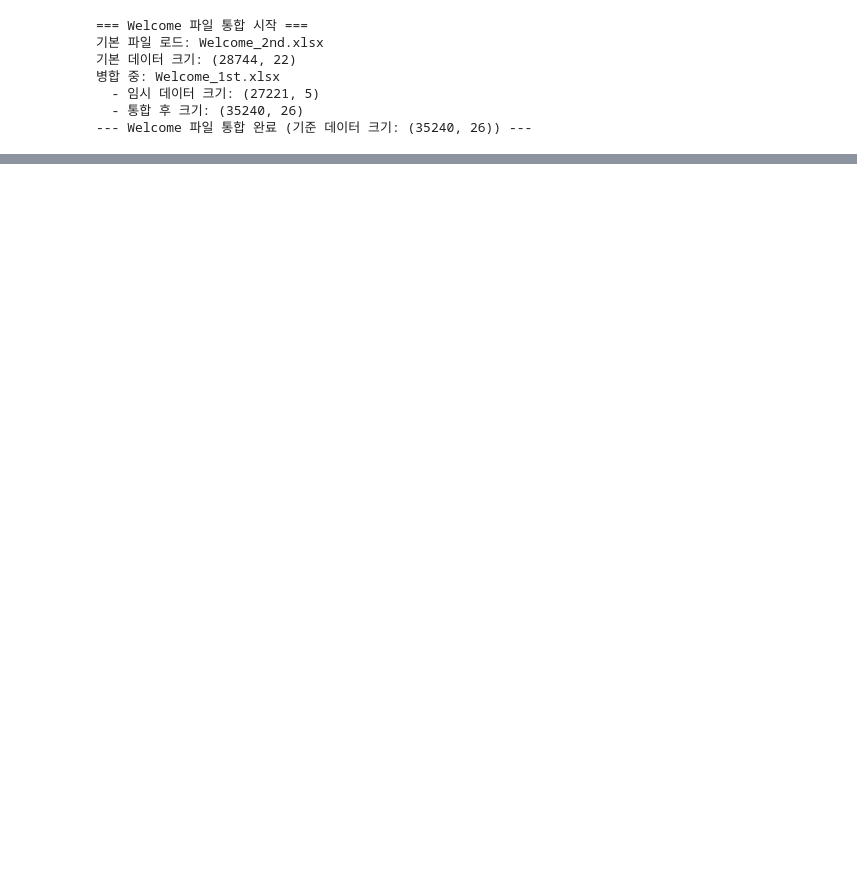
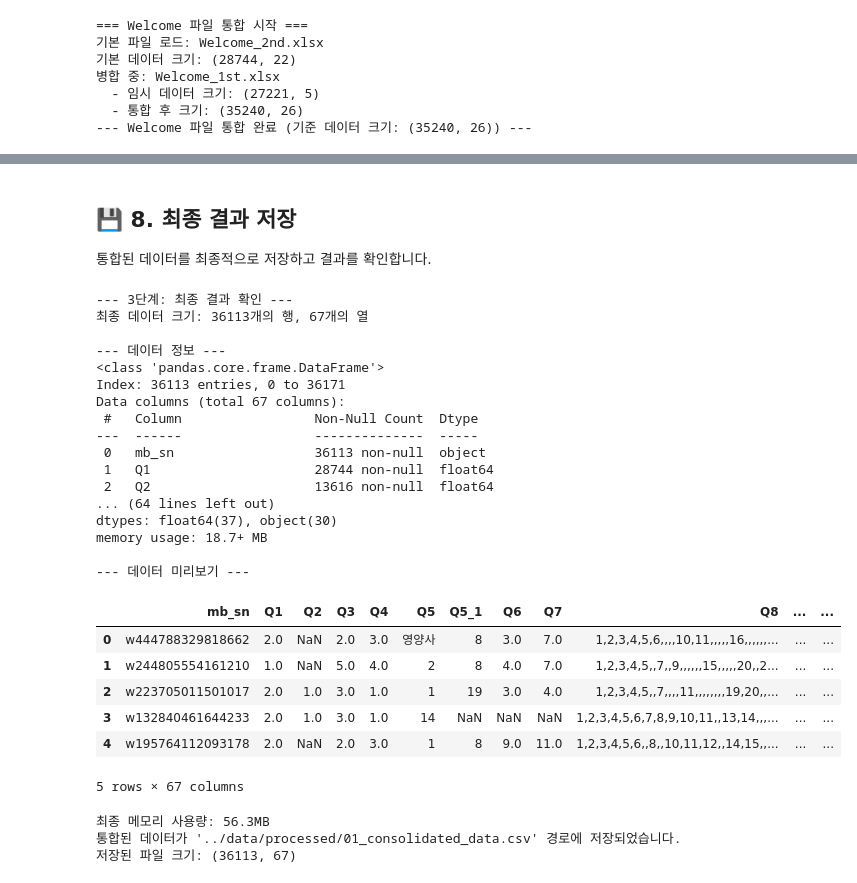
Before and after one commit to zzuhannn/-, a Jupyter notebook: notebooks/1_data_consolidation.ipynb, the cells around one changed output, grey strips where cells are left out. Cells and saved outputs as stored; diff of their text form; code cells hidden in the pictures; blank space fills up the shorter version.

```diff
--- a/notebooks/1_data_consolidation.ipynb
+++ b/notebooks/1_data_consolidation.ipynb
@@ -173,19 +257,0 @@ Error:
-# %%
-
-# 중복 컬럼 정리 (정보 보완)
-# 병합 과정에서 생긴 _x, _y 컬럼들을 하나로 합칩니다.
-# 예: '성별_x', '성별_y' -> '성별'
-common_cols_to_clean = ['성별', '나이', '지역', '구분', '설문일시']
-
-print("=== 중복 컬럼 정리 시작 ===")
-for col in common_cols_to_clean:
-    col_x, col_y = f'{col}_x', f'{col}_y'
-    if col_x in base_df.columns and col_y in base_df.columns:
-        # _y 컬럼의 값으로 _x 컬럼의 빈칸(NaN)을 채운 뒤,
-        # 최종적으로 정리된 컬럼 하나만 남깁니다.
-        base_df[col] = base_df[col_y].fillna(base_df[col_x])
-        base_df.drop(columns=[col_x, col_y], inplace=True)
-        print(f"  - {col} 컬럼 정리 완료")
-
-print("--- 중복 컬럼 정리 완료 ---")
-print(f"정리 후 데이터 크기: {base_df.shape}")
@@ -220,0 +387,59 @@ display(base_df.head())
+# %% [markdown]
+## 💾 8. 최종 결과 저장
+
+통합된 데이터를 최종적으로 저장하고 결과를 확인합니다.
+# %%
+# --- 3단계: 최종 결과 확인 및 저장 ---
+print("\n--- 3단계: 최종 결과 확인 ---")
+print(f"최종 데이터 크기: {base_df.shape[0]}개의 행, {base_df.shape[1]}개의 열")
+
+# 데이터 정보 확인
+print("\n--- 데이터 정보 ---")
+base_df.info()
+
+# 데이터 미리보기
+print("\n--- 데이터 미리보기 ---")
+display(base_df.head())
+
+# 메모리 사용량 확인
+final_memory = base_df.memory_usage(deep=True).sum() / 1024**2
+print(f"\n최종 메모리 사용량: {final_memory:.1f}MB")
+
+# 최종 결과물 저장
+output_dir = '../data/processed'
+if not os.path.exists(output_dir):
+    os.makedirs(output_dir)
+    print(f"폴더 생성: {output_dir}")
+
+output_path = '../data/processed/01_consolidated_data.csv'
+base_df.to_csv(output_path, index=False, encoding='utf-8-sig')
+print(f"통합된 데이터가 '{output_path}' 경로에 저장되었습니다.")
+print(f"저장된 파일 크기: {base_df.shape}")
+# %% [output]
+--- 3단계: 최종 결과 확인 ---
+최종 데이터 크기: 36113개의 행, 67개의 열
+
+--- 데이터 정보 ---
+<class 'pandas.core.frame.DataFrame'>
+Index: 36113 entries, 0 to 36171
+Data columns (total 67 columns):
+ #   Column                 Non-Null Count  Dtype
+---  ------                 --------------  -----
+ 0   mb_sn                  36113 non-null  object
+ 1   Q1                     28744 non-null  float64
+ 2   Q2                     13616 non-null  float64
+... (64 lines left out)
+dtypes: float64(37), object(30)
+memory usage: 18.7+ MB
+
+--- 데이터 미리보기 ---
+|  | mb_sn | Q1 | Q2 | Q3 | Q4 | Q5 | Q5_1 | Q6 | Q7 | Q8 | ... | ... |
+| 0 | w444788329818662 | 2.0 | NaN | 2.0 | 3.0 | 영양사 | 8 | 3.0 | 7.0 | 1,2,3,4,5,6,,,,10,11,,,,,16,,,,,,... | ... | ... |
+| 1 | w244805554161210 | 1.0 | NaN | 5.0 | 4.0 | 2 | 8 | 4.0 | 7.0 | 1,2,3,4,5,,7,,9,,,,,,15,,,,,20,,2... | ... | ... |
+| 2 | w223705011501017 | 2.0 | 1.0 | 3.0 | 1.0 | 1 | 19 | 3.0 | 4.0 | 1,2,3,4,5,,7,,,,11,,,,,,,,19,20,,... | ... | ... |
+| 3 | w132840461644233 | 2.0 | 1.0 | 3.0 | 1.0 | 14 | NaN | NaN | NaN | 1,2,3,4,5,6,7,8,9,10,11,,13,14,,,... | ... | ... |
+| 4 | w195764112093178 | 2.0 | NaN | 2.0 | 3.0 | 1 | 8 | 9.0 | 11.0 | 1,2,3,4,5,6,,8,,10,11,12,,14,15,,... | ... | ... |
+5 rows × 67 columns
+최종 메모리 사용량: 56.3MB
+통합된 데이터가 '../data/processed/01_consolidated_data.csv' 경로에 저장되었습니다.
+저장된 파일 크기: (36113, 67)
```
Also changed, not shown: parts of 19 cells of this notebook, 2 other files.
